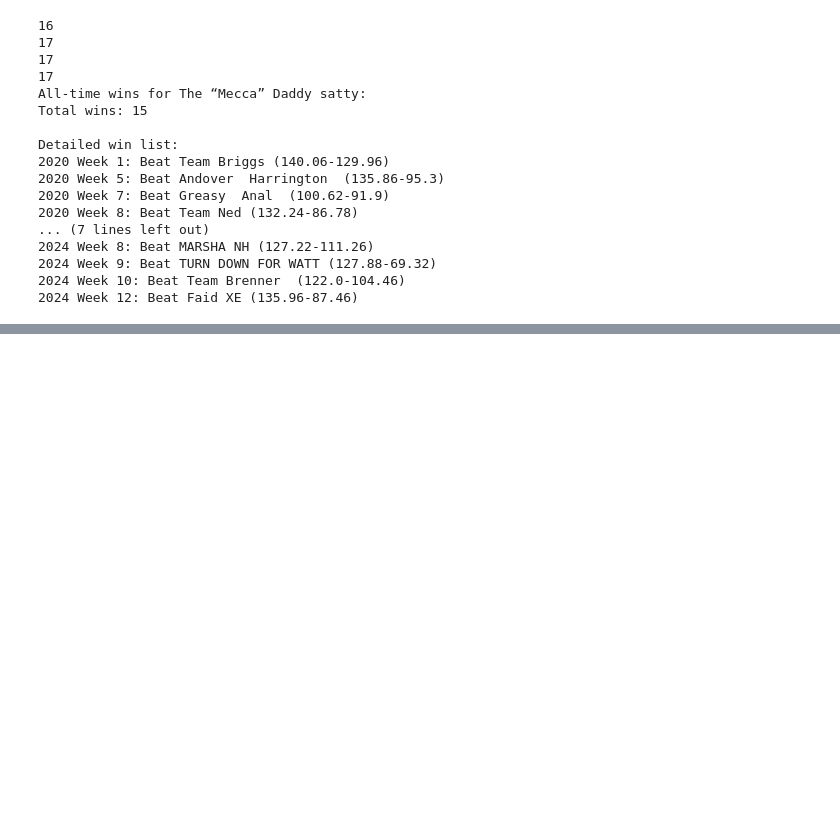
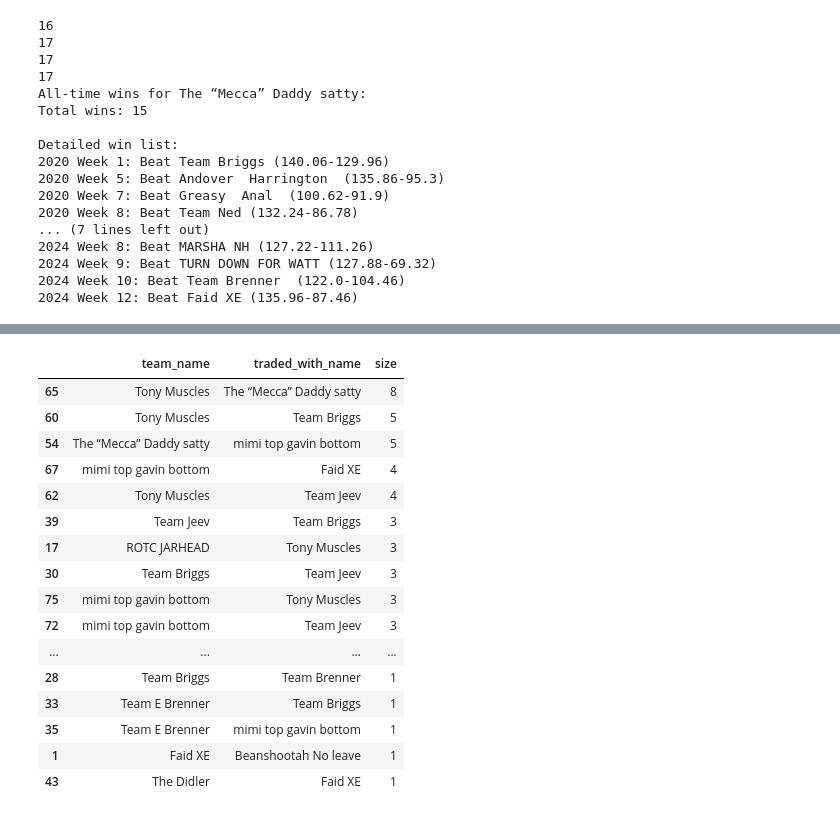
Before and after one commit to arjunghelani/afl-fantasy, a Jupyter notebook: backend/test.ipynb, the cells around one changed output, grey strips where cells are left out. Saved outputs shown, nothing was run; the diff lists cells and outputs as text; code cells hidden in the pictures; blank space fills up the shorter version.

```diff
--- a/backend/test.ipynb
+++ b/backend/test.ipynb
@@ -776,0 +986,22 @@ league.teams[4].team_name
+# %%
+combos = trades_by_team_id.groupby(['team_name', 'traded_with_name'], as_index=False).size().sort_values(by='size', ascending=False).iloc[::2]
+# %%
+combos
+# %% [output]
+|  | team_name | traded_with_name | size |
+| 65 | Tony Muscles | The “Mecca” Daddy satty | 8 |
+| 60 | Tony Muscles | Team Briggs | 5 |
+| 54 | The “Mecca” Daddy satty | mimi top gavin bottom | 5 |
+| 67 | mimi top gavin bottom | Faid XE | 4 |
+| 62 | Tony Muscles | Team Jeev | 4 |
+| 39 | Team Jeev | Team Briggs | 3 |
+| 17 | ROTC JARHEAD | Tony Muscles | 3 |
+| 30 | Team Briggs | Team Jeev | 3 |
+| 75 | mimi top gavin bottom | Tony Muscles | 3 |
+| 72 | mimi top gavin bottom | Team Jeev | 3 |
+| ... | ... | ... | ... |
+| 28 | Team Briggs | Team Brenner | 1 |
+| 33 | Team E Brenner | Team Briggs | 1 |
+| 35 | Team E Brenner | mimi top gavin bottom | 1 |
+| 1 | Faid XE | Beanshootah No leave | 1 |
+| 43 | The Didler | Faid XE | 1 |
```
Also changed, not shown: parts of 15 cells of this notebook, 17 other files.
